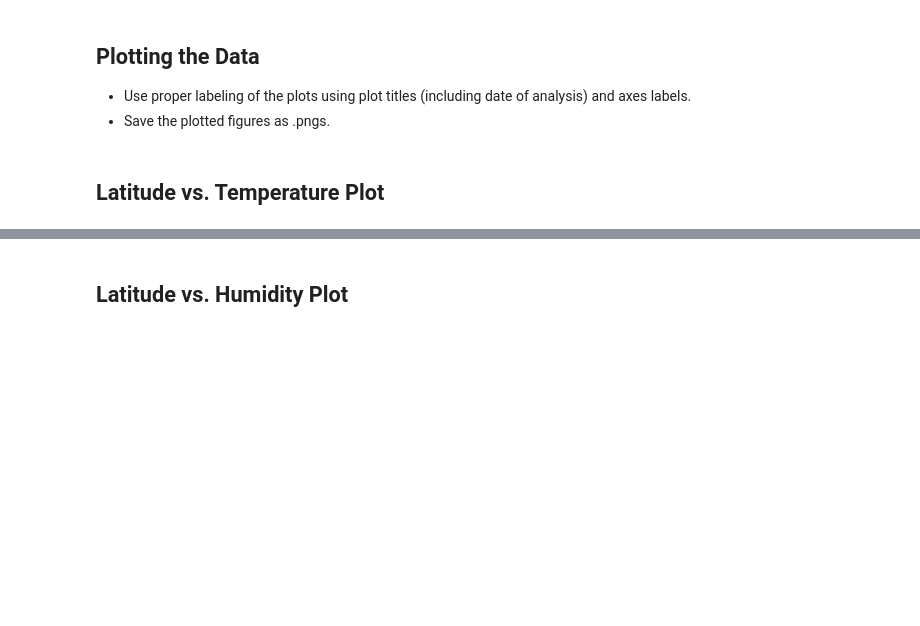
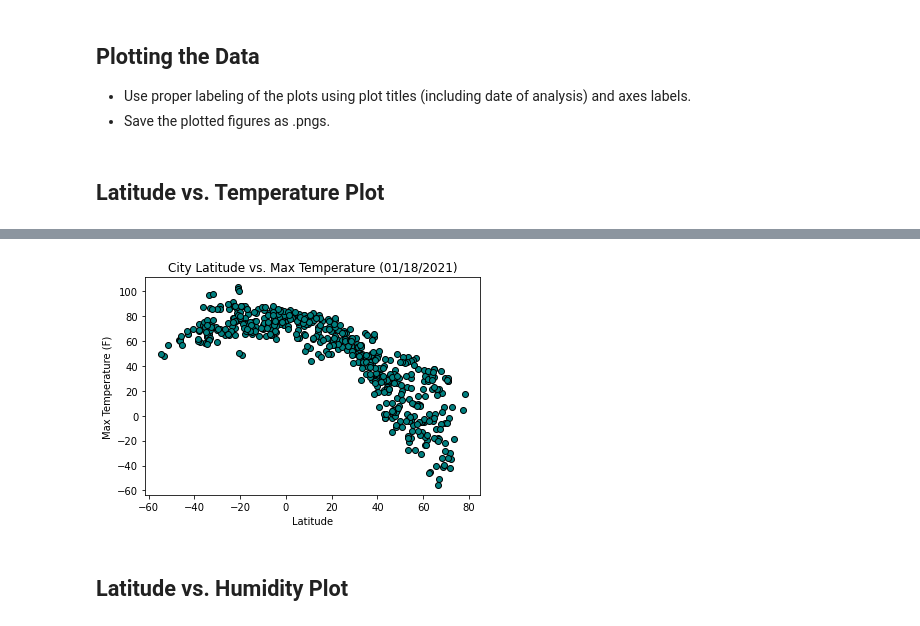
Before and after one commit to bsosa3711/python-api-challenge, a Jupyter notebook: WeatherPy/WeatherPy-Copy1.ipynb, the cells around one changed output, grey strips where cells are left out. Cells and saved outputs as stored; diff of their text form; code cells hidden in the pictures; blank space fills up the shorter version.

```diff
--- a/WeatherPy/WeatherPy-Copy1.ipynb
+++ b/WeatherPy/WeatherPy-Copy1.ipynb
@@ -85,0 +123,7 @@ dec5032772f3e3b7559de7b08200e16a
+# %%
+#making a dictionary with the columns I need.
+weather_city_dict = {"City": city_name,"Lat": lat,"Lng": lng, "Max Temp": max_temp, "Humidity": humidity,
+                     "Cloudiness": cloudiness, "Wind Speed": wind_speed, "Country": country, "Date": date}
+city_weather = pd.DataFrame(weather_city_dict)
+city_weather.to_csv("../WeatherPy/city_weather.csv")
+city_weather
@@ -123,0 +192,12 @@ Int64Index([], dtype='int64')
+# %%
+#create x and y values.
+x_values = city_weather["Lat"]
+y_values = city_weather["Max Temp"]
+#plot the scatter plot using above x and y values and chose colors and labels.
+plt.scatter(x_values, y_values, facecolor = "teal", edgecolor = "black")
+plt.title("City Latitude vs. Max Temperature (01/18/2021)")
+plt.xlabel("Latitude")
+plt.ylabel("Max Temperature (F)")
+plt.show()
+# %% [output]
+[figure, added]
```
Also changed, not shown: parts of 37 cells of this notebook, 2 other files.
